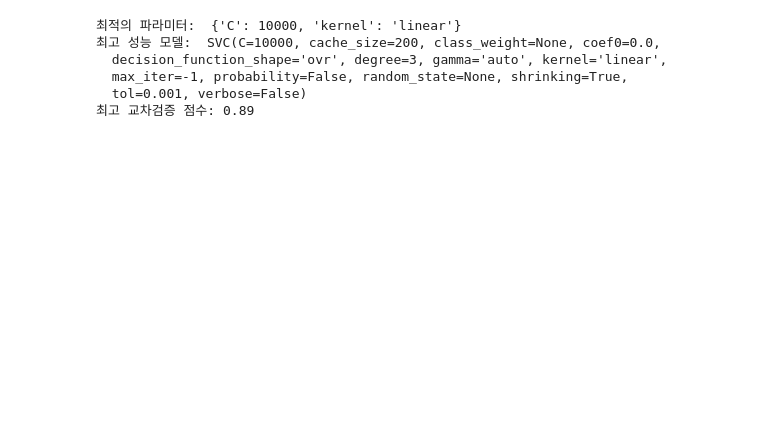
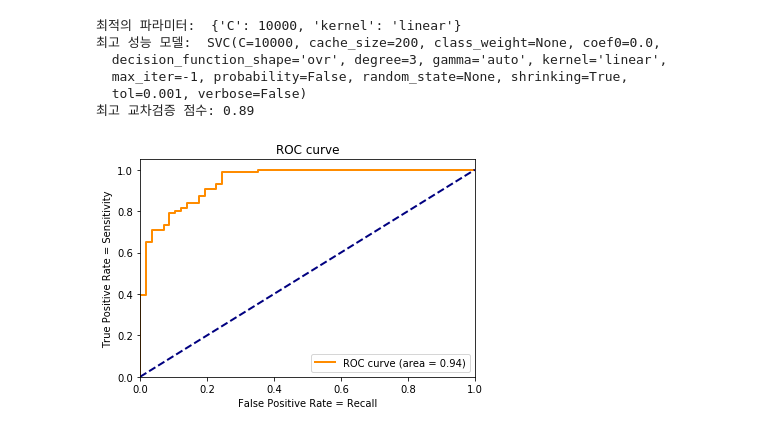
Before and after one commit to reyllama/Chaerin_GH_Quest, a Jupyter notebook: QUEST_model_evalutation.ipynb, the cells around one changed output. Drawn from its saved outputs; the diff is of its cells as text; code cells hidden in the pictures; blank space fills up the shorter version.

```diff
--- a/QUEST_model_evalutation.ipynb
+++ b/QUEST_model_evalutation.ipynb
@@ -138,3 +159,27 @@ print('최고 교차검증 점수: {:.2f}'.format(grid_search.best_score_))
 최고 교차검증 점수: 0.89
 # %%
 #### 최고 교차검증 점수 0.89 ####
+# %%
+features_train, features_test, labels_train, labels_test = train_test_split(quest_data, data.target, random_state=k)
+# %%
+svc_clf = SVC(C=10000, kernel='linear', gamma='auto')
+svc_clf.fit(features_train, labels_train)
+
+labels_score = reg.decision_function(features_test)
+
+svc_roc_auc = roc_auc_score(labels_test, labels_score)
+# %%
+fpr, tpr, thresholds = roc_curve(labels_test, labels_score)
+
+plt.figure()
+plt.plot(fpr, tpr, lw=2, color='darkorange', label='ROC curve (area = %0.2f)' % roc_auc)
+plt.plot([0, 1], [0, 1], color='navy', lw=2, linestyle='--')
+plt.xlim([0.0, 1.0])
+plt.ylim([0.0, 1.05])
+plt.xlabel('False Positive Rate = Recall')
+plt.ylabel('True Positive Rate = Sensitivity')
+plt.title('ROC curve')
+plt.legend(loc="lower right")
+plt.show()
+# %% [output]
+[figure, added]
```
Also changed, not shown: parts of 5 cells of this notebook.
